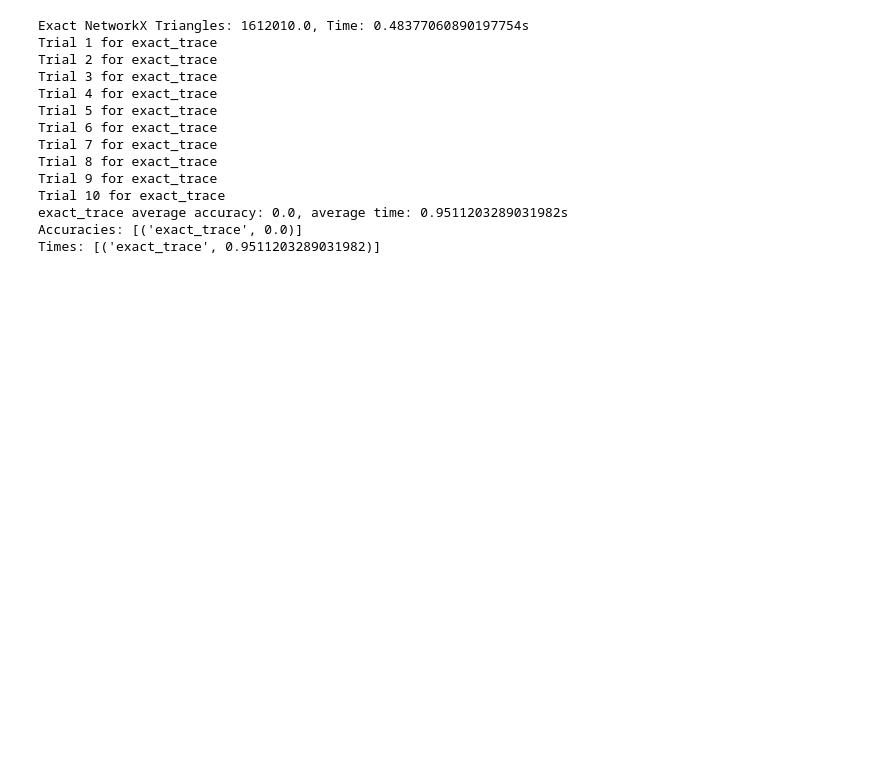
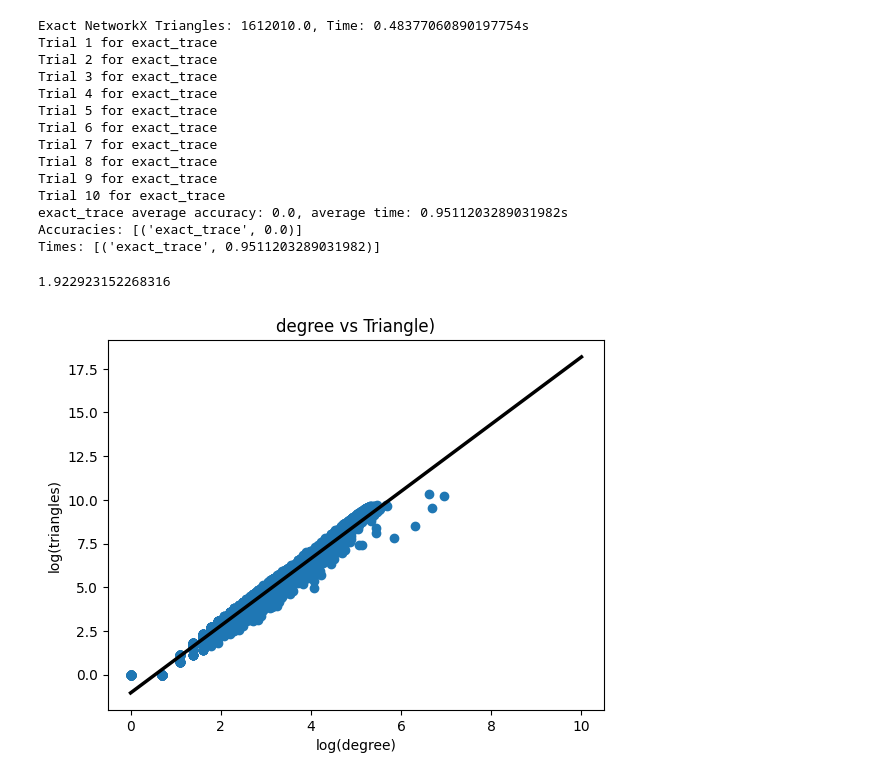
Before and after one commit to lous-e/fast-lin-alg, a Jupyter notebook: main.ipynb, the cells around one changed output. Drawn from its saved outputs; the diff is of its cells as text; code cells hidden in the pictures; blank space fills up the shorter version.

Commit message:
Added some new graphs

```diff
--- a/main.ipynb
+++ b/main.ipynb
@@ -256,3 +257,33 @@ Trial 10 for exact_trace
 exact_trace average accuracy: 0.0, average time: 0.9511203289031982s
 Accuracies: [('exact_trace', 0.0)]
 Times: [('exact_trace', 0.9511203289031982)]
+# %%
+fb_graph = nx.read_edgelist('facebook_combined.txt', create_using=nx.Graph(), nodetype=int)
+degrees=[]
+triangles=[]
+for node in fb_graph:
+  degree=fb_graph.degree(node)
+  degree=0 if degree<=1 else math.log(degree)
+  triangle=nx.triangles(fb_graph,node)
+  triangle=0 if triangle<=1 else math.log(triangle)
+  degrees.append(degree)
+  triangles.append(triangle)
+
+degrees=np.array(degrees)
+triangles=np.array(triangles)
+plt.scatter(degrees,triangles)
+plt.xlabel('log(degree)')
+plt.ylabel('log(triangles)')
+plt.title('degree vs Triangle)')
+b, a = np.polyfit(degrees, triangles, deg=1)
+print(b)
+
+# Create sequence of 100 numbers from 0 to 100
+xseq = np.linspace(0, 10, num=80)
+
+# Plot regression line
+plt.plot(xseq, a + b * xseq, color="k", lw=2.5)
+plt.show()
+# %% [output]
+1.922923152268316
+[figure, added]
```
Also changed, not shown: parts of 1 cell of this notebook.
